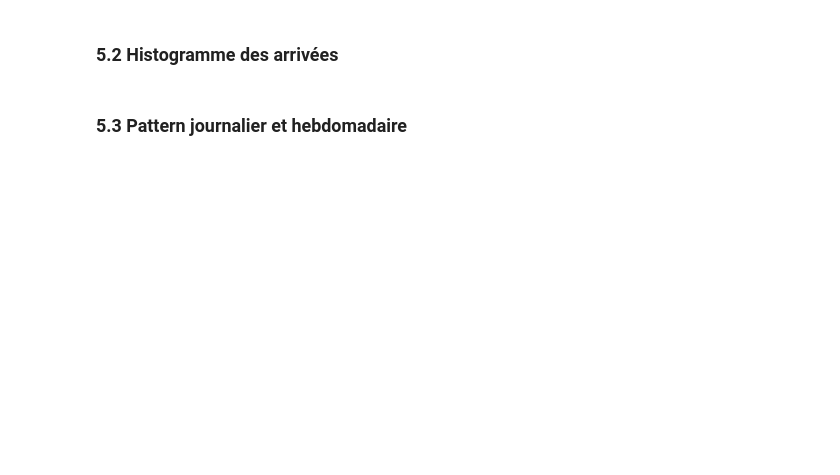
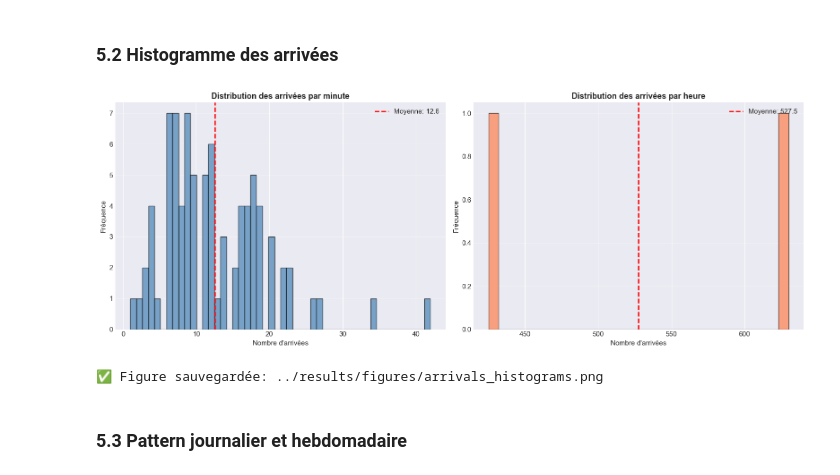
Before and after one commit to NADJIBATA/google-cluster-trace-generation, a Jupyter notebook: notebooks/01_exploration_google_cluster_2011.ipynb, the cells around one changed output. Drawn from its saved outputs; the diff is of its cells as text; code cells hidden in the pictures; blank space fills up the shorter version.

```diff
--- a/notebooks/01_exploration_google_cluster_2011.ipynb
+++ b/notebooks/01_exploration_google_cluster_2011.ipynb
@@ -315,35 +461,39 @@ print("✅ Figure sauvegardée: results/figures/arrivals_temporal_series.png")
 # %%
 fig, axes = plt.subplots(1, 2, figsize=(16, 6))
 
 # Histogramme par minute
 ax1 = axes[0]
 arrivals_1min[arrivals_1min > 0].hist(bins=50, ax=ax1, color='steelblue',
                                        edgecolor='black', alpha=0.7)
 ax1.set_title('Distribution des arrivées par minute', fontsize=13, fontweight='bold')
 ax1.set_xlabel('Nombre d\'arrivées')
 ax1.set_ylabel('Fréquence')
 ax1.grid(True, alpha=0.3, axis='y')
 ax1.axvline(arrivals_1min.mean(), color='red', linestyle='--',
            label=f'Moyenne: {arrivals_1min.mean():.1f}', linewidth=2)
 ax1.legend()
 
 # Histogramme par heure
 ax2 = axes[1]
 arrivals_1h[arrivals_1h > 0].hist(bins=30, ax=ax2, color='coral',
                                   edgecolor='black', alpha=0.7)
 ax2.set_title('Distribution des arrivées par heure', fontsize=13, fontweight='bold')
 ax2.set_xlabel('Nombre d\'arrivées')
 ax2.set_ylabel('Fréquence')
 ax2.grid(True, alpha=0.3, axis='y')
 ax2.axvline(arrivals_1h.mean(), color='red', linestyle='--',
            label=f'Moyenne: {arrivals_1h.mean():.1f}', linewidth=2)
 ax2.legend()
 
 plt.tight_layout()
-plt.savefig('results/figures/arrivals_histograms.png', dpi=300, bbox_inches='tight')
+os.makedirs('../results/figures', exist_ok=True)
+plt.savefig('../results/figures/arrivals_histograms.png', dpi=300, bbox_inches='tight')
 plt.show()
 
-print("✅ Figure sauvegardée: results/figures/arrivals_histograms.png")
+print("✅ Figure sauvegardée: ../results/figures/arrivals_histograms.png")
+# %% [output]
+[figure, added]
+✅ Figure sauvegardée: ../results/figures/arrivals_histograms.png
 # %% [markdown]
 ### 5.3 Pattern journalier et hebdomadaire
 # %%
```
Also changed, not shown: parts of 23 cells of this notebook.
